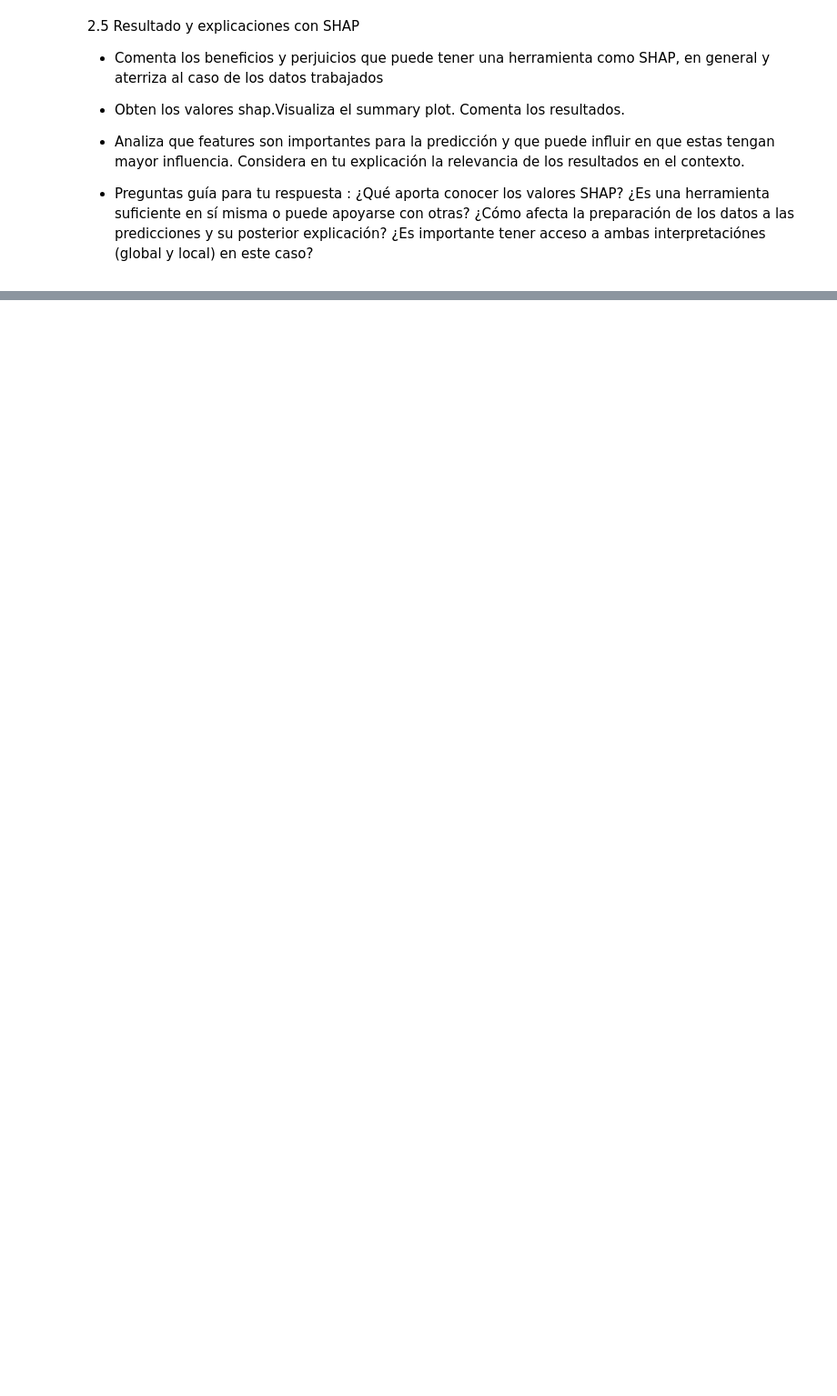
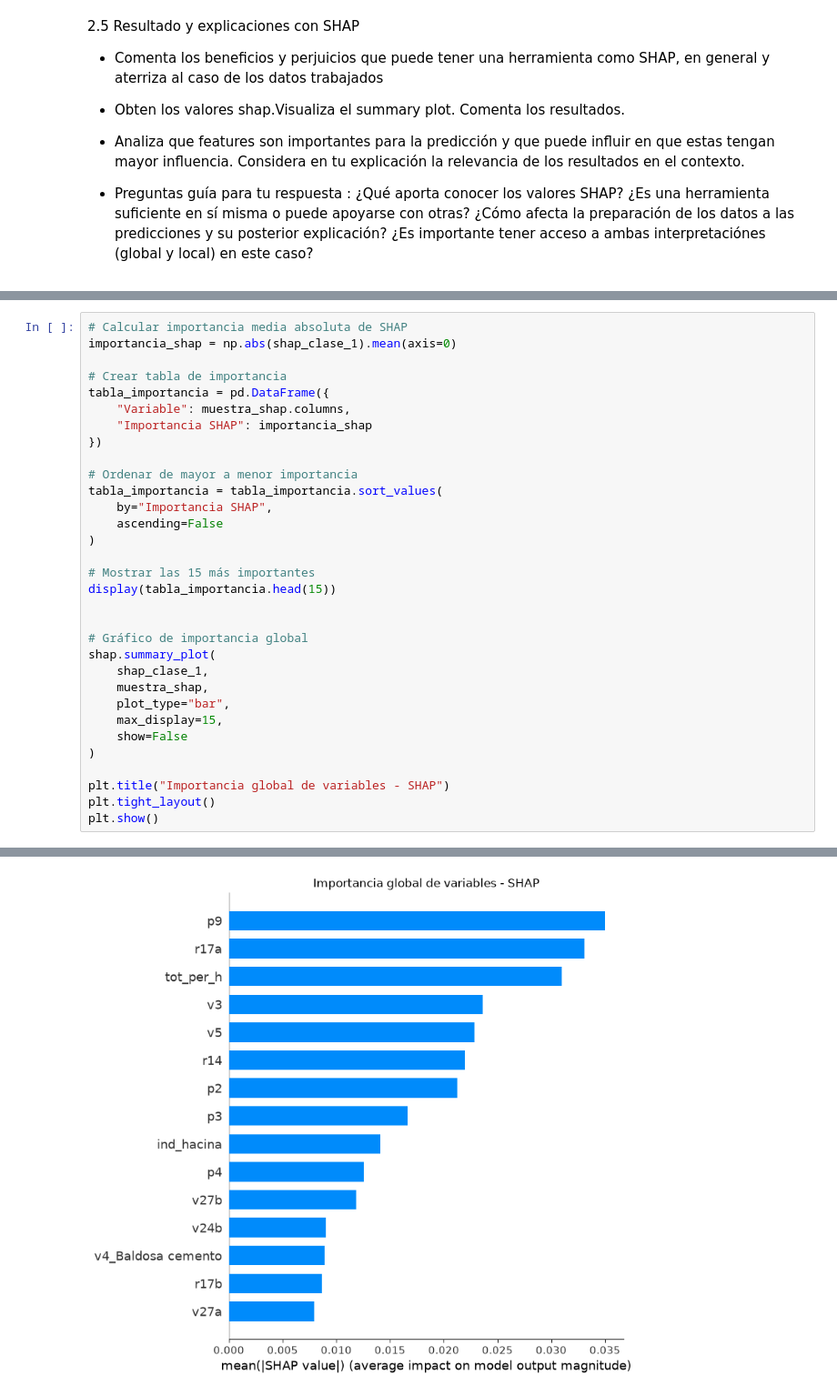
Before and after one commit to SergioHdezDC/Taller_ETI195_Casen2024, a Jupyter notebook: Taller_sumativo_3.ipynb, the cells around one changed output, grey strips where cells are left out. Shown at 91% size. Drawn from its saved outputs; the diff is of its cells as text; blank space fills up the shorter version.

```diff
--- a/Taller_sumativo_3.ipynb
+++ b/Taller_sumativo_3.ipynb
@@ -172,0 +694,33 @@ from sklearn.preprocessing import LabelEncoder, OneHotEncoder, StandardScaler,Mi
+# %%
+# Calcular importancia media absoluta de SHAP
+importancia_shap = np.abs(shap_clase_1).mean(axis=0)
+
+# Crear tabla de importancia
+tabla_importancia = pd.DataFrame({
+    "Variable": muestra_shap.columns,
+    "Importancia SHAP": importancia_shap
+})
+
+# Ordenar de mayor a menor importancia
+tabla_importancia = tabla_importancia.sort_values(
+    by="Importancia SHAP",
+    ascending=False
+)
+
+# Mostrar las 15 más importantes
+display(tabla_importancia.head(15))
+
+
+# Gráfico de importancia global
+shap.summary_plot(
+    shap_clase_1,
+    muestra_shap,
+    plot_type="bar",
+    max_display=15,
+    show=False
+)
+
+plt.title("Importancia global de variables - SHAP")
+plt.tight_layout()
+plt.show()
+# %% [output]
@@ -172,0 +743 @@ from sklearn.preprocessing import LabelEncoder, OneHotEncoder, StandardScaler,Mi
+[figure, added]
```
Also changed, not shown: parts of 20 cells of this notebook.
